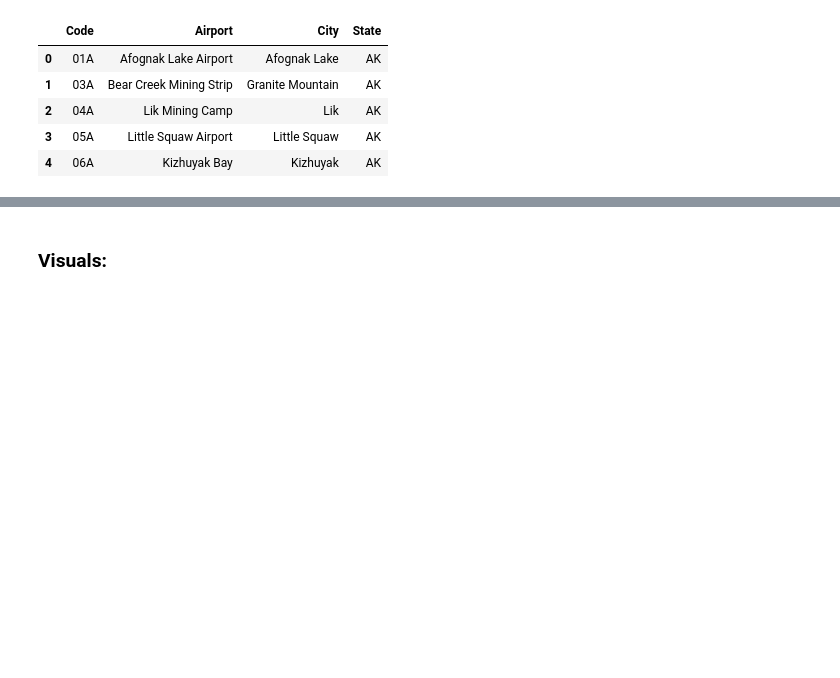
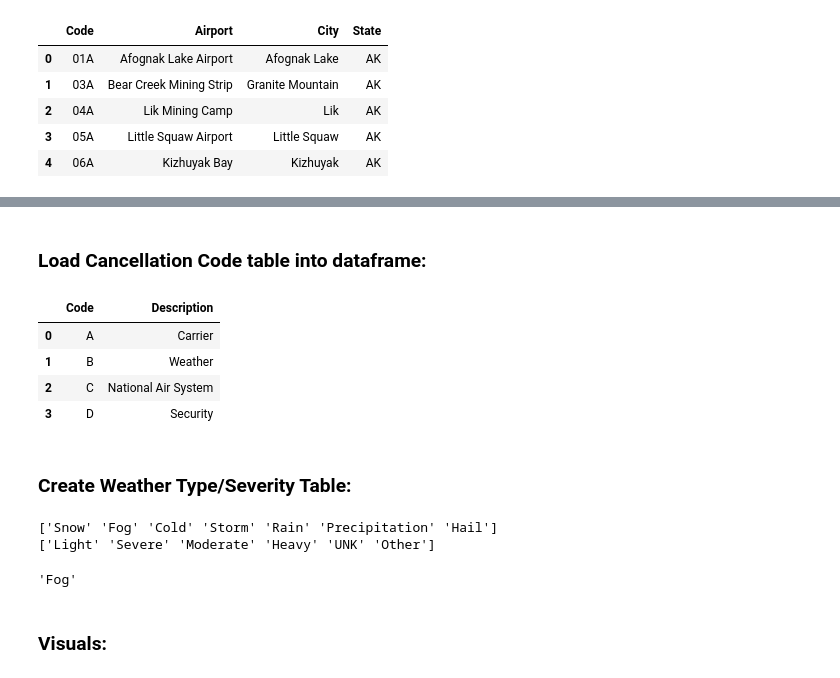
Before and after one commit to fausa/Flight-Analytics, a Jupyter notebook: code/Final_project_1.ipynb, the cells around one changed output, grey strips where cells are left out. Cells and saved outputs as stored; diff of their text form; code cells hidden in the pictures; blank space fills up the shorter version.

```diff
--- a/code/Final_project_1.ipynb
+++ b/code/Final_project_1.ipynb
@@ -224,0 +321,25 @@ airline_flights_table.shape
+# %% [markdown]
+### Load Cancellation Code table into dataframe:
+# %%
+CancellationCode_table = pd.read_sql_query('SELECT * FROM l_cancellation', conn)
+CancellationCode_table.head()
+# %% [output]
+|  | Code | Description |
+| 0 | A | Carrier |
+| 1 | B | Weather |
+| 2 | C | National Air System |
+| 3 | D | Security |
+# %% [markdown]
+### Create Weather Type/Severity Table:
+# %%
+Type_unique=Weather_df['Type'].unique()
+Severity_unique=Weather_df['Severity'].unique()
+print(Type_unique)
+print(Severity_unique)
+# %% [output]
+['Snow' 'Fog' 'Cold' 'Storm' 'Rain' 'Precipitation' 'Hail']
+['Light' 'Severe' 'Moderate' 'Heavy' 'UNK' 'Other']
+# %%
+Type_unique[1]
+# %% [output]
+'Fog'
```
Also changed, not shown: parts of 28 cells of this notebook.
